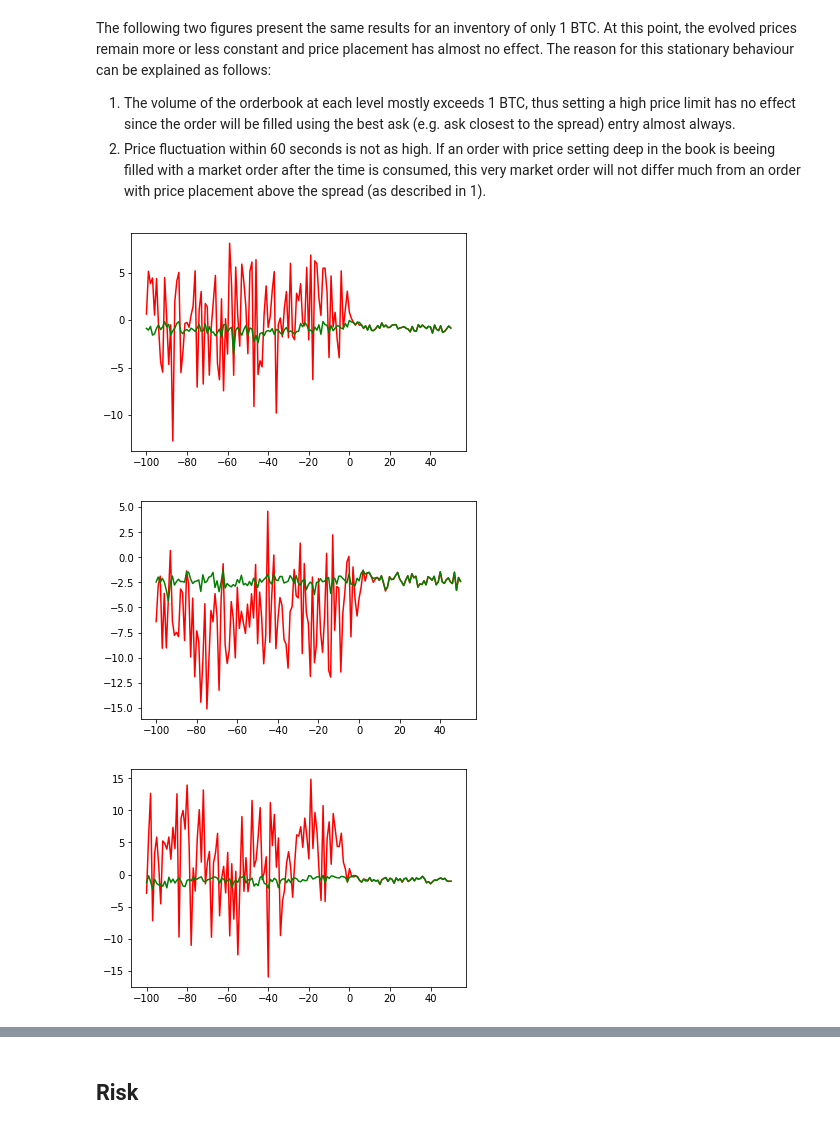
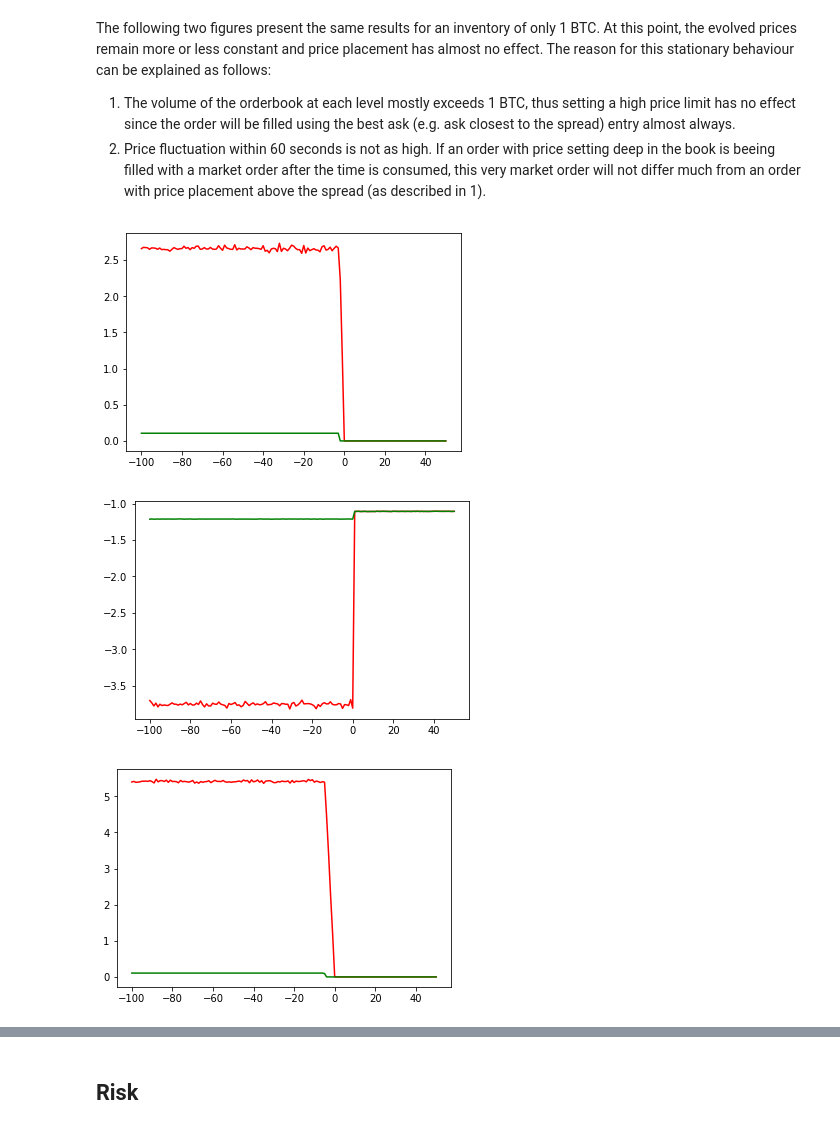
Before and after one commit to mjuchli/ctc-executioner, a Jupyter notebook: notebooks/order_execution_behaviour.ipynb, the cells around one changed output, grey strips where cells are left out. Cells and saved outputs as stored; diff of their text form; code cells hidden in the pictures.

Commit message:
Allow faking the orderbook

```diff
--- a/notebooks/order_execution_behaviour.ipynb
+++ b/notebooks/order_execution_behaviour.ipynb
@@ -27,3 +27,8 @@ Order book data from Bitfinex containing approximately 1 hour worth of data is l
 # %%
 orderbook = Orderbook()
 orderbook.loadFromBitfinexFile('orderbook_bitfinex_btcusd_view.tsv')
+# %%
+prices = [x.getBestAsk() for x in orderbook.getStates()]
+times = [x.getTimestamp() for x in orderbook.getStates()]
+plt.plot(times, prices)
+plt.show()
@@ -29,0 +39,24 @@ orderbook.loadFromBitfinexFile('orderbook_bitfinex_btcusd_view.tsv')
+# %%
+minPrice = min(prices)
+maxPrice = max(prices)
+gradient = (maxPrice - minPrice) / len(prices)
+linearPrices = [maxPrice - i*gradient for i in range(len(prices))]
+orderbook = Orderbook()
+for i in range(len(prices)):
+    p = linearPrices[i]
+    t = times[i]
+    bps = 0.0001 * p
+    asks = [OrderbookEntry(price=(p + i * bps), qty=1.0) for i in range(25)]
+    bids = [OrderbookEntry(price=(p - (i+1) * bps), qty=1.0) for i in range(25)]
+    s = OrderbookState(tradePrice=p, timestamp=t)
+    s.addBuyers(bids)
+    s.addSellers(asks)
+    orderbook.addState(s)
+
+confirmPrice = [x.getBestAsk() for x in orderbook.getStates()]
+confirmBuyer = [x.getBuyers()[24].getPrice() for x in orderbook.getStates()]
+confirmSeller = [x.getSellers()[24].getPrice() for x in orderbook.getStates()]
+plt.plot(times, confirmPrice)
+plt.plot(times, confirmBuyer)
+plt.plot(times, confirmSeller)
+plt.show()
@@ -85,10 +120,14 @@ def reject_outliers(data, m=1.5):
     return data[abs(data - np.mean(data)) < m * np.std(data)]
 
 
-def priceReturnCurve(levels=range(-100, 51), crossval=10, force_execution=True):
+def priceReturnCurve(levels=range(-100, 51), crossval=10, force_execution=True, filter_outliers=False):
     (x, ys, ys2) = evaluateReturns(levels, crossval, force_execution)
-    y = [np.mean(reject_outliers(np.array(x))) for x in ys]
-    y2 = [np.mean(reject_outliers(np.array(x))) for x in ys2]
+    if filter_outliers:
+        y = [np.mean(reject_outliers(np.array(x))) for x in ys]
+        y2 = [np.mean(reject_outliers(np.array(x))) for x in ys2]
+    else:
+        y = [np.mean(np.array(x)) for x in ys]
+        y2 = [np.mean(np.array(x)) for x in ys2]
     plt.plot(x, y, 'r-')
     plt.plot(x, y2, 'g-')
     plt.show()
@@ -148,25 +187,25 @@ The reason for this stationary behaviour can be explained as follows:
 2. Price fluctuation within 60 seconds is not as high. If an order with price setting deep in the book is beeing filled with a market order after the time is consumed, this very market order will not differ much from an order with price placement above the spread (as described in 1).
 # %%
 T = [0, 60]
-I = [1.0]
+I = [0.1]
 actionSpace = ActionSpace(orderbook, OrderSide.BUY, T, I)
 priceReturnCurve(crossval=25, force_execution=True)
 # %% [output]
-[figure, old version]
+[figure, new version]
 # %%
 T = [0, 60]
 I = [1.0]
 actionSpace = ActionSpace(orderbook, OrderSide.SELL, T, I)
 priceReturnCurve(crossval=25, force_execution=True)
 # %% [output]
-[figure, old version]
+[figure, new version]
 # %%
 T = [0, 120]
 I = [1.0]
 actionSpace = ActionSpace(orderbook, OrderSide.BUY, T, I)
 priceReturnCurve(crossval=25, force_execution=True)
 # %% [output]
-[figure, old version]
+[figure, new version]
 # %%
 T = [0, 120]
 I = [1.0]
```
Also changed, not shown: parts of 20 cells of this notebook, 1 other file.
